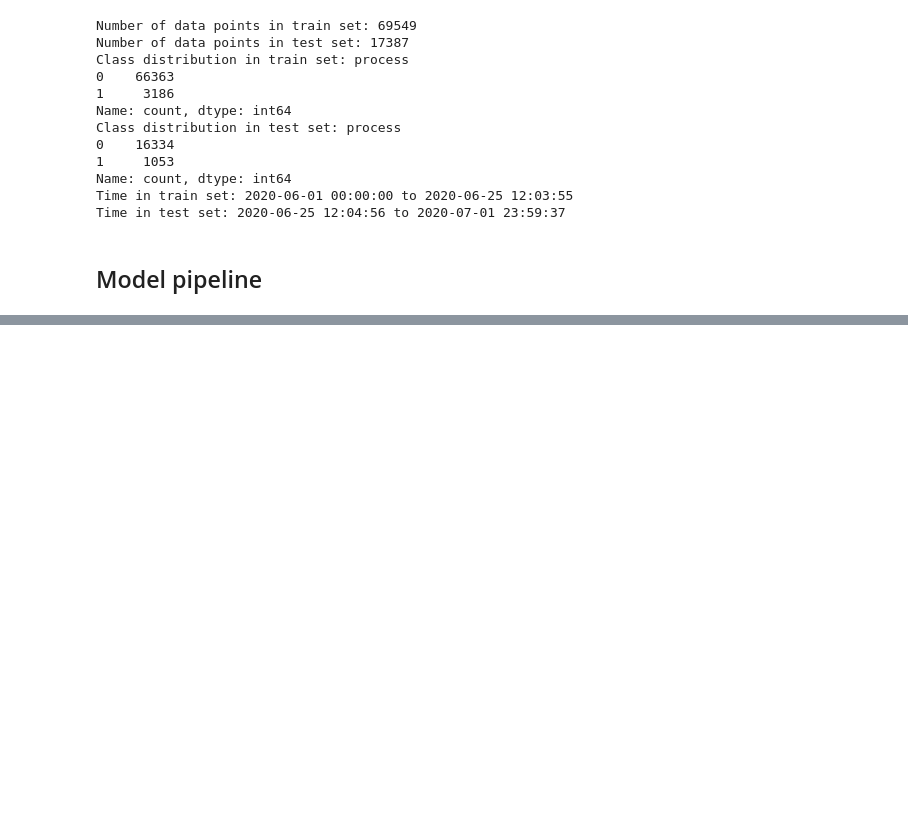
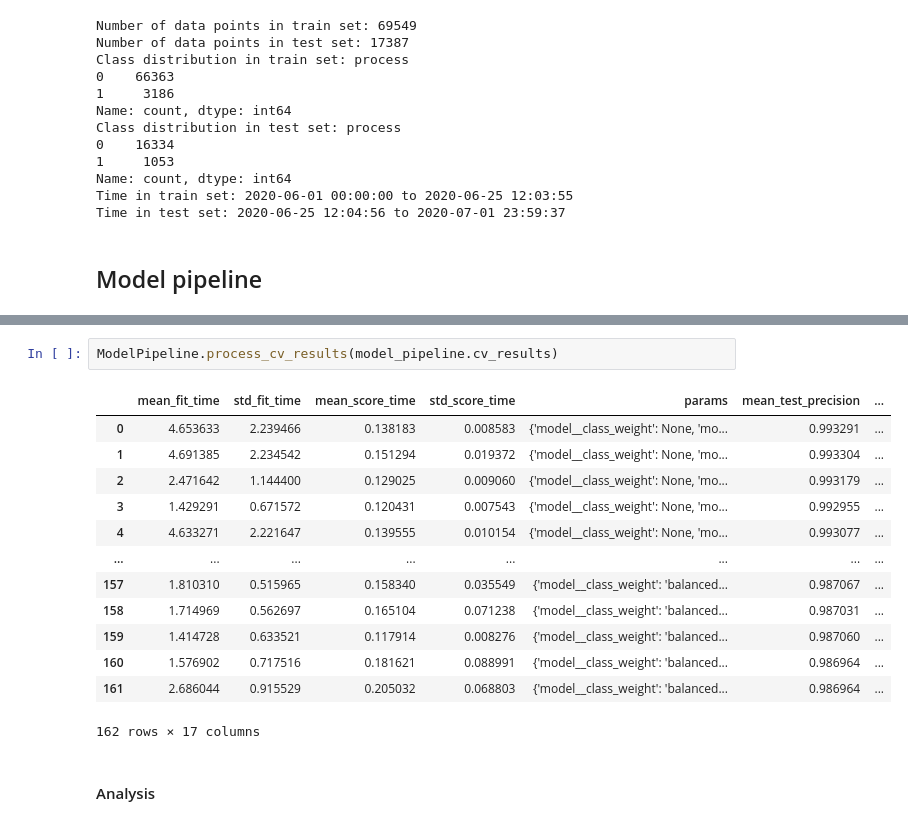
Before and after one commit to gbatsis/ts_clf_event, a Jupyter notebook: notebooks/03. Model_CV.ipynb, the cells around one changed output, grey strips where cells are left out. Saved outputs shown, nothing was run; the diff lists cells and outputs as text; blank space fills up the shorter version.

```diff
--- a/notebooks/03. Model_CV.ipynb
+++ b/notebooks/03. Model_CV.ipynb
@@ -98,0 +84,18 @@ f1_pos          0.8988     0.0489
+# %%
+ModelPipeline.process_cv_results(model_pipeline.cv_results)
+# %% [output]
+|  | mean_fit_time | std_fit_time | mean_score_time | std_score_time | params | mean_test_precision | ... |
+| 0 | 4.653633 | 2.239466 | 0.138183 | 0.008583 | {'model__class_weight': None, 'mo... | 0.993291 | ... |
+| 1 | 4.691385 | 2.234542 | 0.151294 | 0.019372 | {'model__class_weight': None, 'mo... | 0.993304 | ... |
+| 2 | 2.471642 | 1.144400 | 0.129025 | 0.009060 | {'model__class_weight': None, 'mo... | 0.993179 | ... |
+| 3 | 1.429291 | 0.671572 | 0.120431 | 0.007543 | {'model__class_weight': None, 'mo... | 0.992955 | ... |
+| 4 | 4.633271 | 2.221647 | 0.139555 | 0.010154 | {'model__class_weight': None, 'mo... | 0.993077 | ... |
+| ... | ... | ... | ... | ... | ... | ... | ... |
+| 157 | 1.810310 | 0.515965 | 0.158340 | 0.035549 | {'model__class_weight': 'balanced... | 0.987067 | ... |
+| 158 | 1.714969 | 0.562697 | 0.165104 | 0.071238 | {'model__class_weight': 'balanced... | 0.987031 | ... |
+| 159 | 1.414728 | 0.633521 | 0.117914 | 0.008276 | {'model__class_weight': 'balanced... | 0.987060 | ... |
+| 160 | 1.576902 | 0.717516 | 0.181621 | 0.088991 | {'model__class_weight': 'balanced... | 0.986964 | ... |
+| 161 | 2.686044 | 0.915529 | 0.205032 | 0.068803 | {'model__class_weight': 'balanced... | 0.986964 | ... |
+162 rows × 17 columns
+# %% [markdown]
+#### Analysis
```
Also changed, not shown: parts of 23 cells of this notebook, 4 other files.
